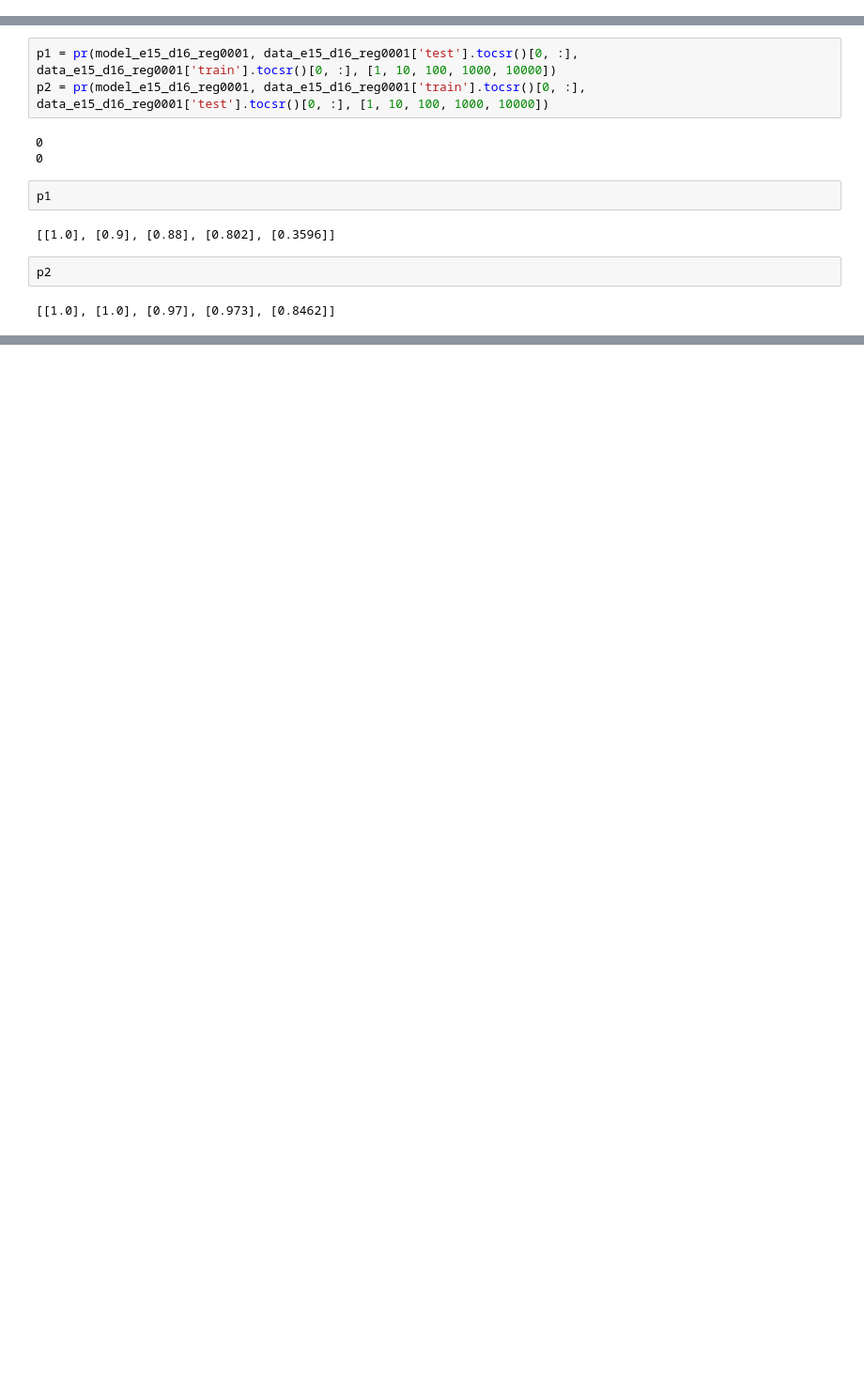
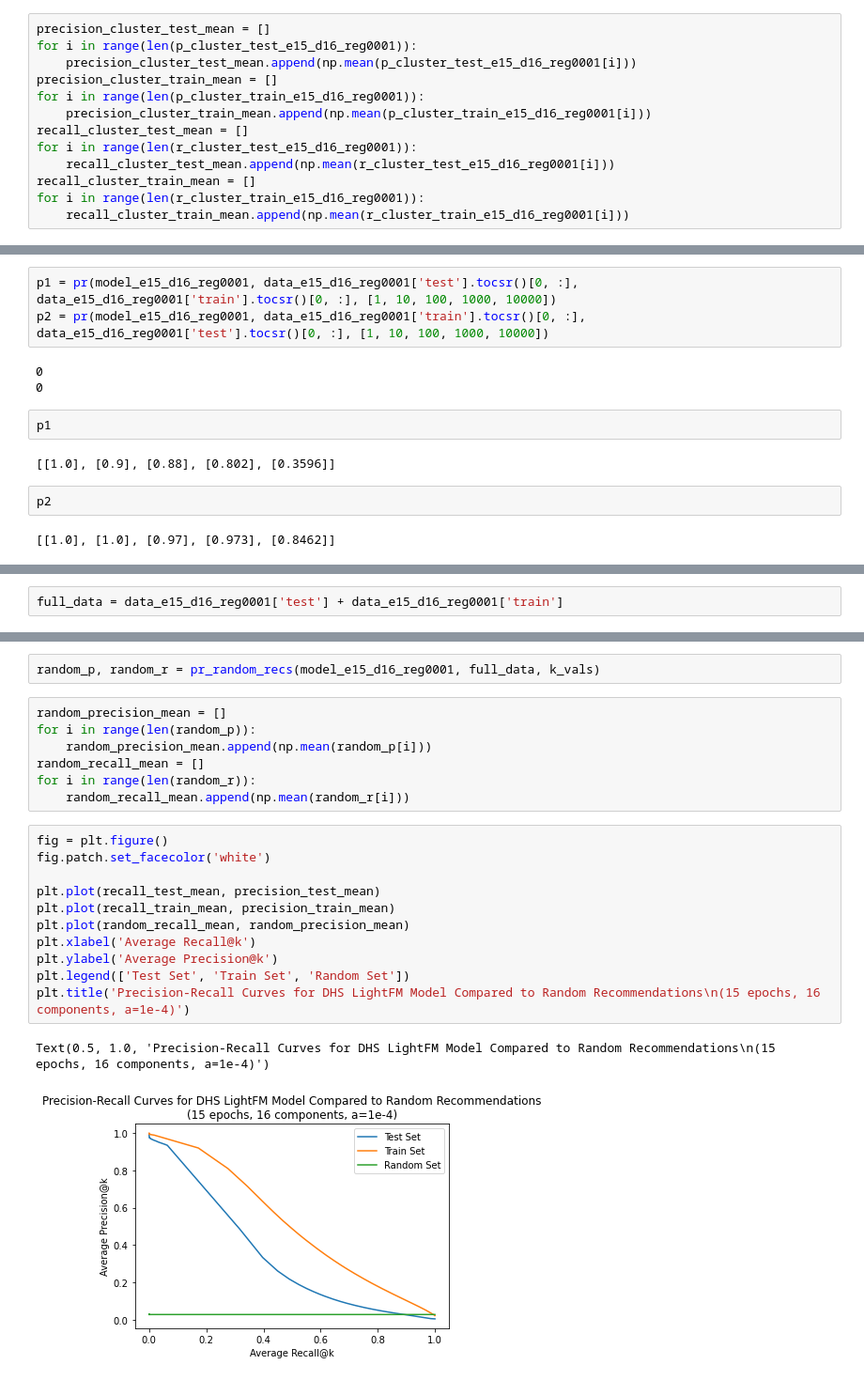
Before and after one commit to meuleman/gilbertAPI, a Jupyter notebook: recommendersystems/lightfm/DHS/precision_recall_notebook_CT20211028.ipynb, the cells around one changed output, grey strips where cells are left out. Shown at 94% size. Cells and saved outputs as stored; diff of their text form; blank space fills up the shorter version.

Commit message:
fixed random recs line

```diff
--- a/recommendersystems/lightfm/DHS/precision_recall_notebook_CT20211028.ipynb
+++ b/recommendersystems/lightfm/DHS/precision_recall_notebook_CT20211028.ipynb
@@ -321,0 +544,13 @@ Text(0.5, 1.0, 'Precision-Recall Curves for DHS LightFM model (15 epochs, 16 com
+# %%
+precision_cluster_test_mean = []
+for i in range(len(p_cluster_test_e15_d16_reg0001)):
+    precision_cluster_test_mean.append(np.mean(p_cluster_test_e15_d16_reg0001[i]))
+precision_cluster_train_mean = []
+for i in range(len(p_cluster_train_e15_d16_reg0001)):
+    precision_cluster_train_mean.append(np.mean(p_cluster_train_e15_d16_reg0001[i]))
+recall_cluster_test_mean = []
+for i in range(len(r_cluster_test_e15_d16_reg0001)):
+    recall_cluster_test_mean.append(np.mean(r_cluster_test_e15_d16_reg0001[i]))
+recall_cluster_train_mean = []
+for i in range(len(r_cluster_train_e15_d16_reg0001)):
+    recall_cluster_train_mean.append(np.mean(r_cluster_train_e15_d16_reg0001[i]))
@@ -346,0 +603,2 @@ print((time.time() - t)*733)
+# %%
+full_data = data_e15_d16_reg0001['test'] + data_e15_d16_reg0001['train']
@@ -346,0 +646,23 @@ print((time.time() - t)*733)
+# %%
+random_p, random_r = pr_random_recs(model_e15_d16_reg0001, full_data, k_vals)
+# %%
+random_precision_mean = []
+for i in range(len(random_p)):
+    random_precision_mean.append(np.mean(random_p[i]))
+random_recall_mean = []
+for i in range(len(random_r)):
+    random_recall_mean.append(np.mean(random_r[i]))
+# %%
+fig = plt.figure()
+fig.patch.set_facecolor('white')
+
+plt.plot(recall_test_mean, precision_test_mean)
+plt.plot(recall_train_mean, precision_train_mean)
+plt.plot(random_recall_mean, random_precision_mean)
+plt.xlabel('Average Recall@k')
+plt.ylabel('Average Precision@k')
+plt.legend(['Test Set', 'Train Set', 'Random Set'])
+plt.title('Precision-Recall Curves for DHS LightFM Model Compared to Random Recommendations\n(15 epochs, 16 components, a=1e-4)')
+# %% [output]
+Text(0.5, 1.0, 'Precision-Recall Curves for DHS LightFM Model Compared to Random Recommendations\n(15 epochs, 16 components, a=1e-4)')
+[figure, added]
```
Also changed, not shown: parts of 53 cells of this notebook.
